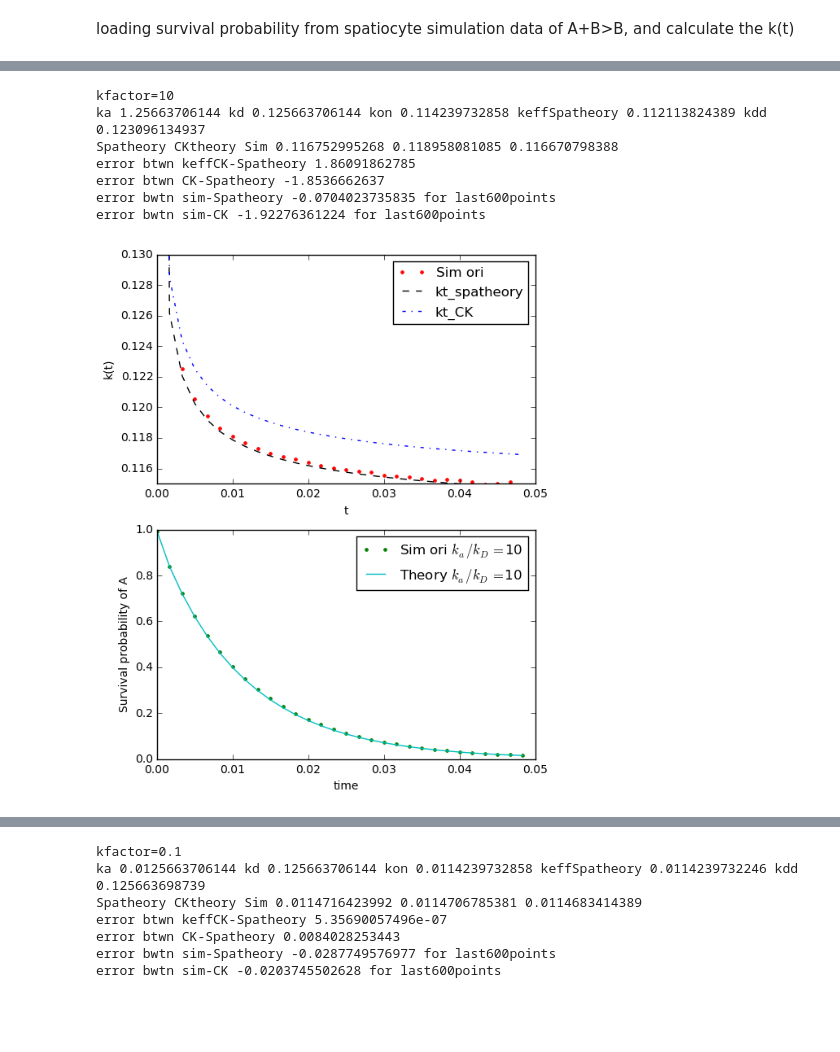
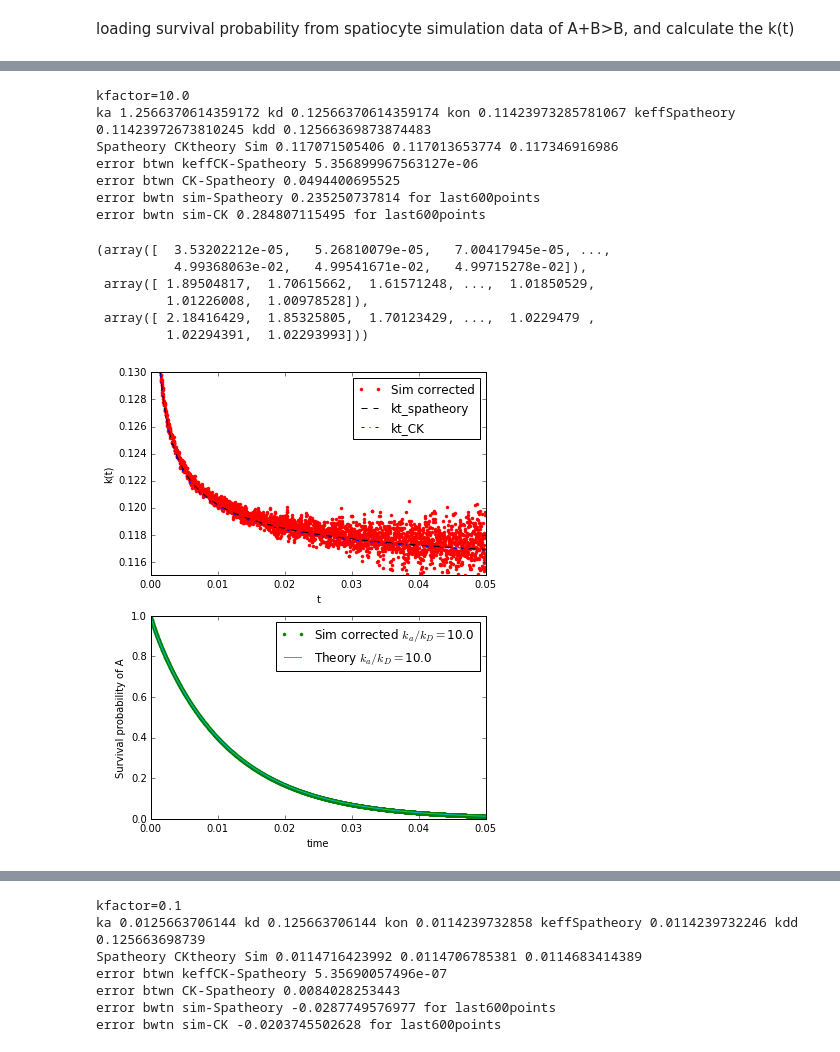
Before and after one commit to wxchew/notebook, a Jupyter notebook: jupyter-notebook/PLOT_k(t)_and_survival_probability_A+B>B_3D.ipynb, the cells around one changed output, grey strips where cells are left out. Drawn from its saved outputs; the diff is of its cells as text; code cells hidden in the pictures; blank space fills up the shorter version.

```diff
--- a/jupyter-notebook/PLOT_k(t)_and_survival_probability_A+B>B_3D.ipynb
+++ b/jupyter-notebook/PLOT_k(t)_and_survival_probability_A+B>B_3D.ipynb
@@ -125,13 +165,19 @@ error bwtn sim-CK -0.0147170108433 for last600points
 # %%
-dat = np.loadtxt('kfac10.0a1meanNar50k',delimiter=',')
-ks=plotk(dat,10,rm,100,[0.115,0.13],'o')
+dat = np.loadtxt('/home/chew/outputdata/kfacc10.0a1meanNar50k',delimiter=',')
+plotk(dat,10.,f*rm,1,[0.115,0.13],'c')
 # %% [output]
-kfactor=10
-ka 1.25663706144 kd 0.125663706144 kon 0.114239732858 keffSpatheory 0.112113824389 kdd 0.123096134937
-Spatheory CKtheory Sim 0.116752995268 0.118958081085 0.116670798388
-error btwn keffCK-Spatheory 1.86091862785
-error btwn CK-Spatheory -1.8536662637
-error bwtn sim-Spatheory -0.0704023735835 for last600points
-error bwtn sim-CK -1.92276361224 for last600points
+kfactor=10.0
+ka 1.2566370614359172 kd 0.12566370614359174 kon 0.11423973285781067 keffSpatheory 0.11423972673810245 kdd 0.12566369873874483
+Spatheory CKtheory Sim 0.117071505406 0.117013653774 0.117346916986
+error btwn keffCK-Spatheory 5.356899967563127e-06
+error btwn CK-Spatheory 0.0494400695525
+error bwtn sim-Spatheory 0.235250737814 for last600points
+error bwtn sim-CK 0.284807115495 for last600points
+(array([  3.53202212e-05,   5.26810079e-05,   7.00417945e-05, ...,
+          4.99368063e-02,   4.99541671e-02,   4.99715278e-02]),
+ array([ 1.89504817,  1.70615662,  1.61571248, ...,  1.01850529,
+         1.01226008,  1.00978528]),
+ array([ 2.18416429,  1.85325805,  1.70123429, ...,  1.0229479 ,
+         1.02294391,  1.02293993]))
-[figure, old version]
+[figure, new version]
 # %%
```
Also changed, not shown: parts of 11 cells of this notebook, 9 other files.
